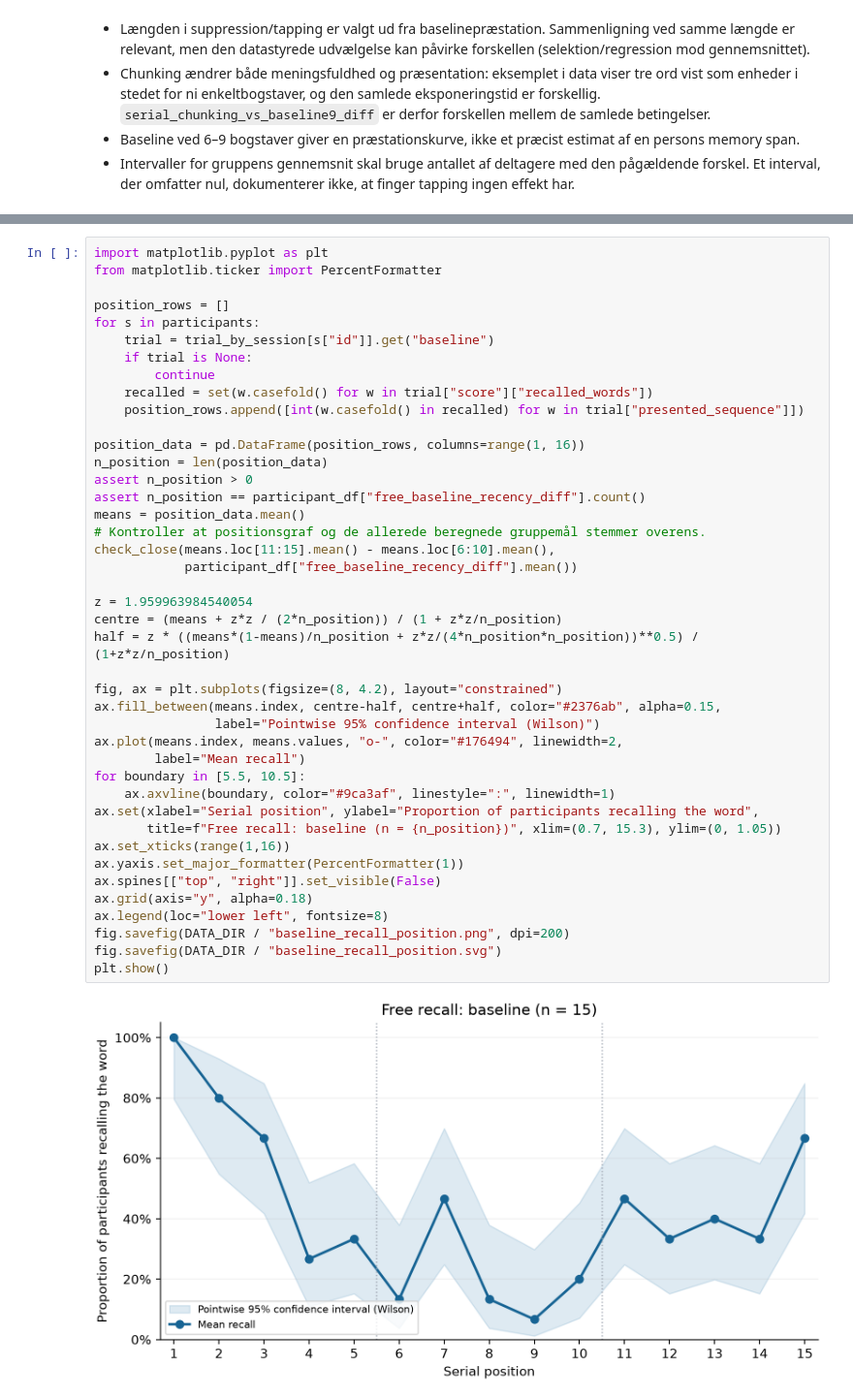
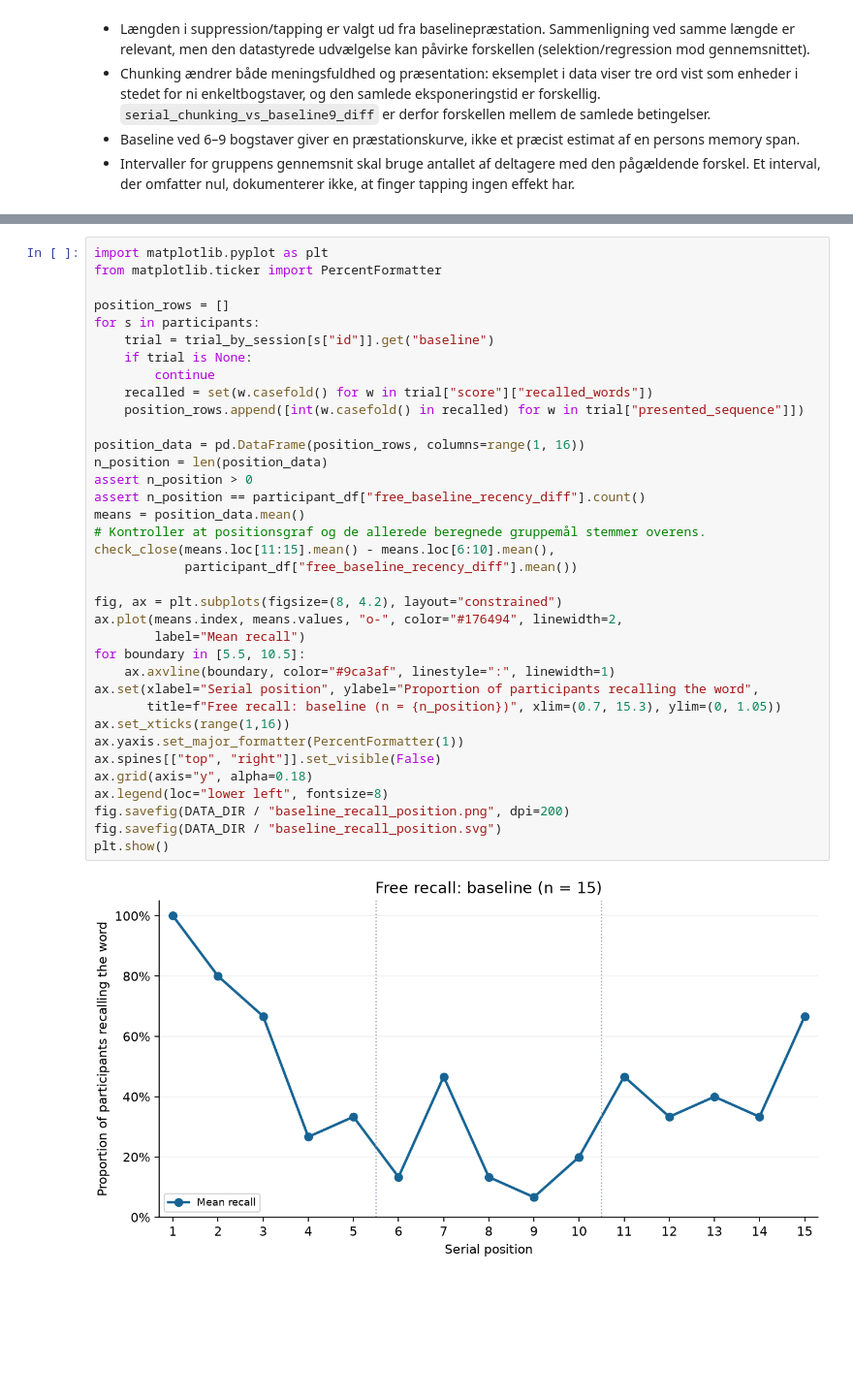
Before and after one commit to lukasbinau/human-memory-experiment, a Jupyter notebook: FINAL_V2_DATA_2026-09-22_1808Z/hukommelse_databehandling.ipynb, the cells around one changed output, grey strips where cells are left out. Shown at 97% size. Cells and saved outputs as stored; diff of their text form; blank space fills up the shorter version.

Commit message:
Uploading updated version of fil
updated version not containing wilson interval for the 15 words graph

```diff
--- a/FINAL_V2_DATA_2026-09-22_1808Z/hukommelse_databehandling.ipynb
+++ b/FINAL_V2_DATA_2026-09-22_1808Z/hukommelse_databehandling.ipynb
@@ -368,37 +368,31 @@ for s in participants:
     if trial is None:
         continue
     recalled = set(w.casefold() for w in trial["score"]["recalled_words"])
     position_rows.append([int(w.casefold() in recalled) for w in trial["presented_sequence"]])
 
 position_data = pd.DataFrame(position_rows, columns=range(1, 16))
 n_position = len(position_data)
 assert n_position > 0
 assert n_position == participant_df["free_baseline_recency_diff"].count()
 means = position_data.mean()
 # Kontroller at positionsgraf og de allerede beregnede gruppemål stemmer overens.
 check_close(means.loc[11:15].mean() - means.loc[6:10].mean(),
             participant_df["free_baseline_recency_diff"].mean())
 
-z = 1.959963984540054
-centre = (means + z*z / (2*n_position)) / (1 + z*z/n_position)
-half = z * ((means*(1-means)/n_position + z*z/(4*n_position*n_position))**0.5) / (1+z*z/n_position)
-
 fig, ax = plt.subplots(figsize=(8, 4.2), layout="constrained")
-ax.fill_between(means.index, centre-half, centre+half, color="#2376ab", alpha=0.15,
-                label="Pointwise 95% confidence interval (Wilson)")
 ax.plot(means.index, means.values, "o-", color="#176494", linewidth=2,
         label="Mean recall")
 for boundary in [5.5, 10.5]:
     ax.axvline(boundary, color="#9ca3af", linestyle=":", linewidth=1)
 ax.set(xlabel="Serial position", ylabel="Proportion of participants recalling the word",
        title=f"Free recall: baseline (n = {n_position})", xlim=(0.7, 15.3), ylim=(0, 1.05))
 ax.set_xticks(range(1,16))
 ax.yaxis.set_major_formatter(PercentFormatter(1))
 ax.spines[["top", "right"]].set_visible(False)
 ax.grid(axis="y", alpha=0.18)
 ax.legend(loc="lower left", fontsize=8)
 fig.savefig(DATA_DIR / "baseline_recall_position.png", dpi=200)
 fig.savefig(DATA_DIR / "baseline_recall_position.svg")
 plt.show()
 # %% [output]
-[figure, old version]
+[figure, new version]
```
Also changed, not shown: parts of 1 cell of this notebook.
